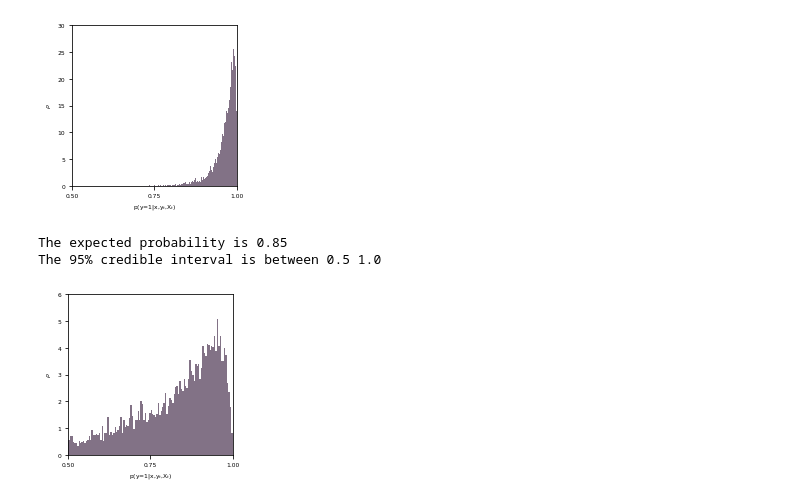
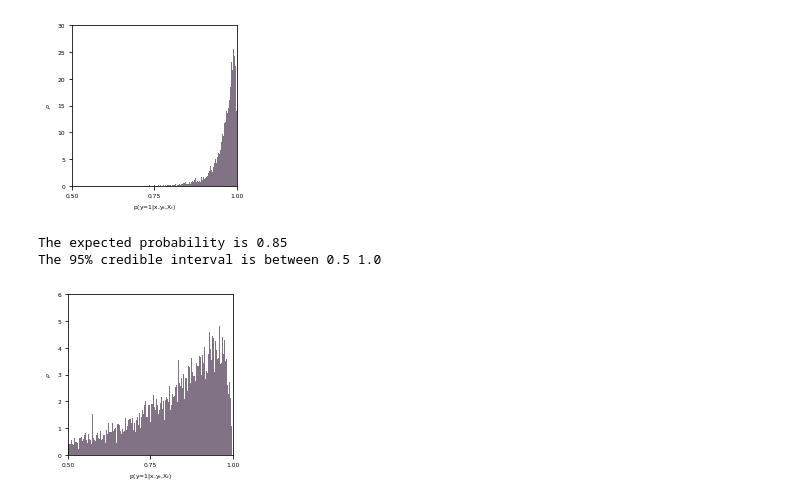
Before and after one commit to gtancev/Bayesian, a Jupyter notebook: Bayesian Logistic Regression.ipynb, the cells around one changed output. Cells and saved outputs as stored; diff of their text form; code cells hidden in the pictures.

```diff
--- a/Bayesian Logistic Regression.ipynb
+++ b/Bayesian Logistic Regression.ipynb
@@ -342,21 +340,21 @@ The 95% credible interval is between 0.9 1.0
 # %%
 flavanoids = 1.5
 proline = 1051.00
 y_pred = linear_model(trace, flavanoids, proline)
 
 print("The expected probability is", np.round(np.median(y_pred), 2))
 print("The 95% credible interval is between", *np.round(pm.stats.hpd(y_pred, credible_interval=0.94), 2))
 
 plt.figure(figsize=(2.95, 2.95))
-plt.hist(y_pred, bins=200, density=True, color=plt.cm.twilight(0.5), alpha=0.6)
+plt.hist(y_pred, bins=300, density=True, color=plt.cm.twilight(0.5), alpha=0.6)
 plt.xlim(0.5, 1.0)
 plt.xticks((0.5, 0.75, 1.0))
 plt.ylim(0, 6)
 plt.xlabel(r"p(y=1|x,y$_t$,X$_t$)")
 plt.ylabel(r"$\rho$")
 plt.savefig('./figures/prediction2',dpi=900,transparent=True,orientation='landscape',bbox_inches='tight')
 plt.show()
 # %% [output]
 The expected probability is 0.85
 The 95% credible interval is between 0.5 1.0
-[figure, old version]
+[figure, new version]
```
Also changed, not shown: parts of 6 cells of this notebook.
